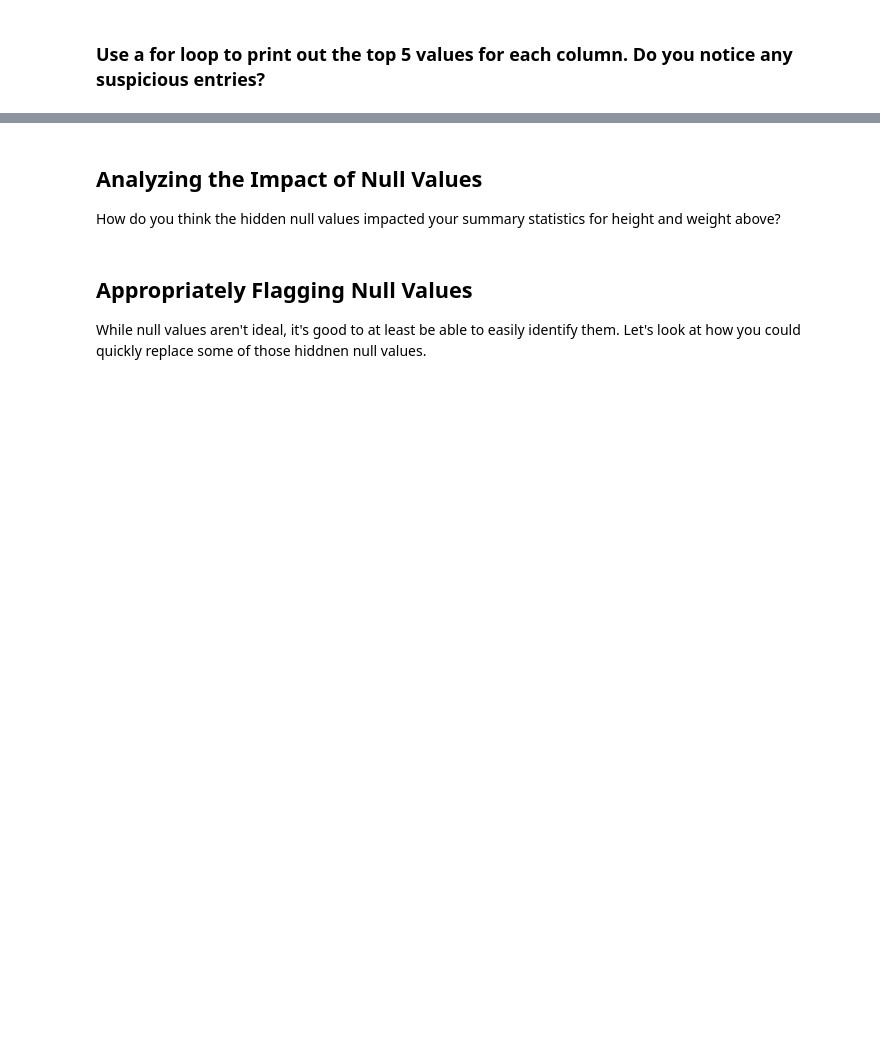
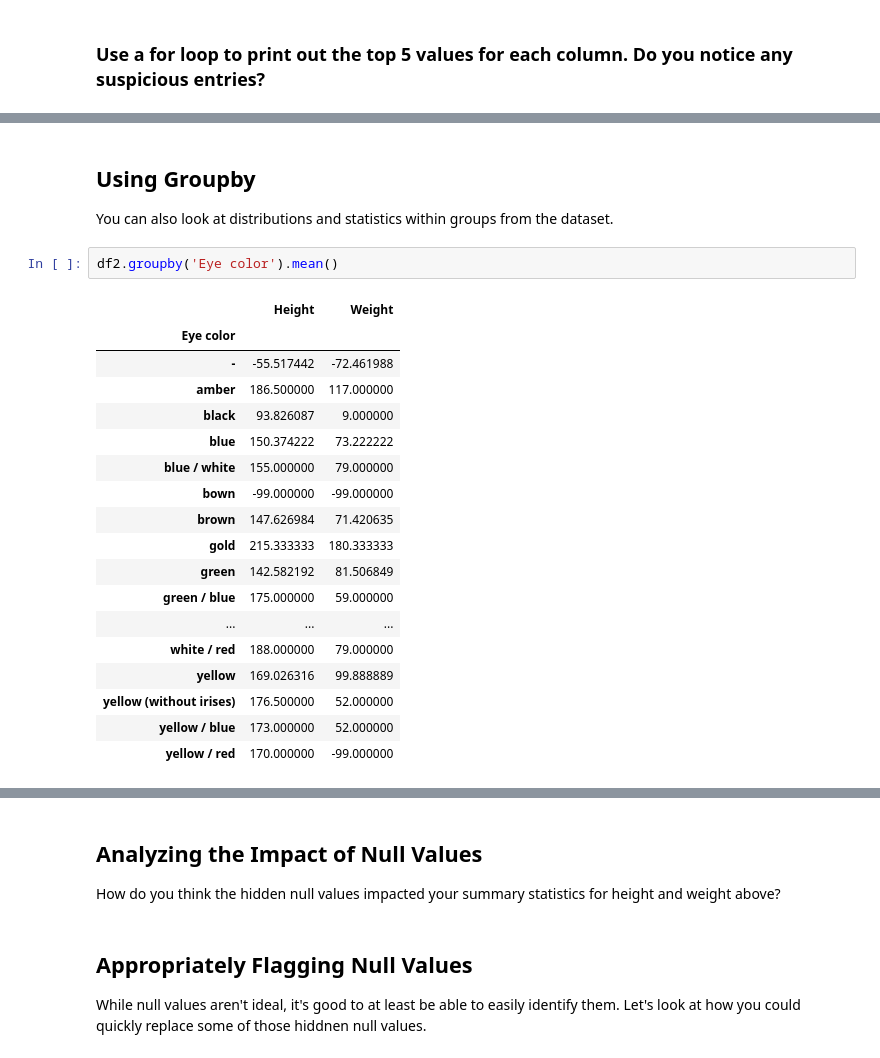
Before and after one commit to learn-co-curriculum/dsc-lp-PANDAS-data-cleaning2, a Jupyter notebook: Data-Cleaning-Student-Version.ipynb, the cells around one changed output, grey strips where cells are left out. Drawn from its saved outputs; the diff is of its cells as text; blank space fills up the shorter version.

Commit message:
Adding more explicit section on aggregate statistics and groupby including direct instruction followed by check for student understanding. Also updated the outline at the beginning of the lesson.

```diff
--- a/Data-Cleaning-Student-Version.ipynb
+++ b/Data-Cleaning-Student-Version.ipynb
@@ -137,0 +166,25 @@ Calculate the mean height and weight of the superheros.
+# %% [markdown]
+## Using Groupby
+
+You can also look at distributions and statistics within groups from the dataset.
+# %%
+df2.groupby('Eye color').mean()
+# %% [output]
+|  | Height | Weight |
+| Eye color |  |  |
+| - | -55.517442 | -72.461988 |
+| amber | 186.500000 | 117.000000 |
+| black | 93.826087 | 9.000000 |
+| blue | 150.374222 | 73.222222 |
+| blue / white | 155.000000 | 79.000000 |
+| bown | -99.000000 | -99.000000 |
+| brown | 147.626984 | 71.420635 |
+| gold | 215.333333 | 180.333333 |
+| green | 142.582192 | 81.506849 |
+| green / blue | 175.000000 | 59.000000 |
+| ... | ... | ... |
+| white / red | 188.000000 | 79.000000 |
+| yellow | 169.026316 | 99.888889 |
+| yellow (without irises) | 176.500000 | 52.000000 |
+| yellow / blue | 173.000000 | 52.000000 |
+| yellow / red | 170.000000 | -99.000000 |
```
Also changed, not shown: parts of 13 cells of this notebook, 1 other file.
